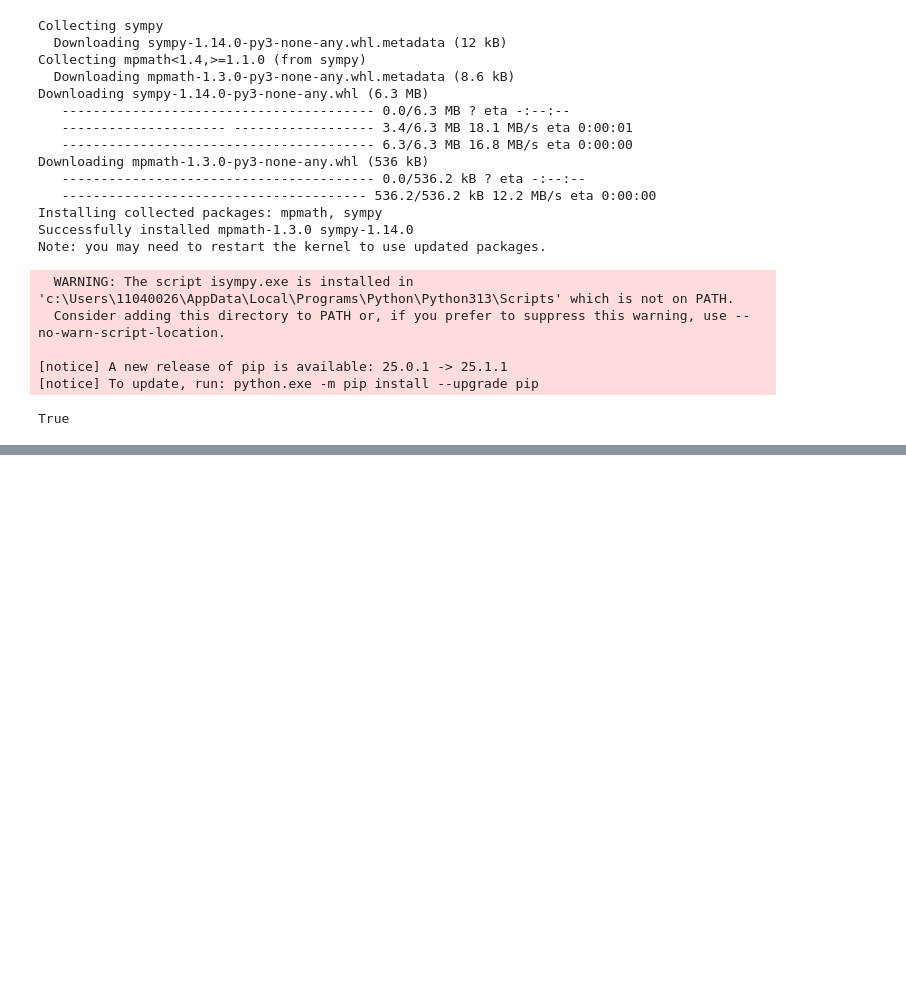
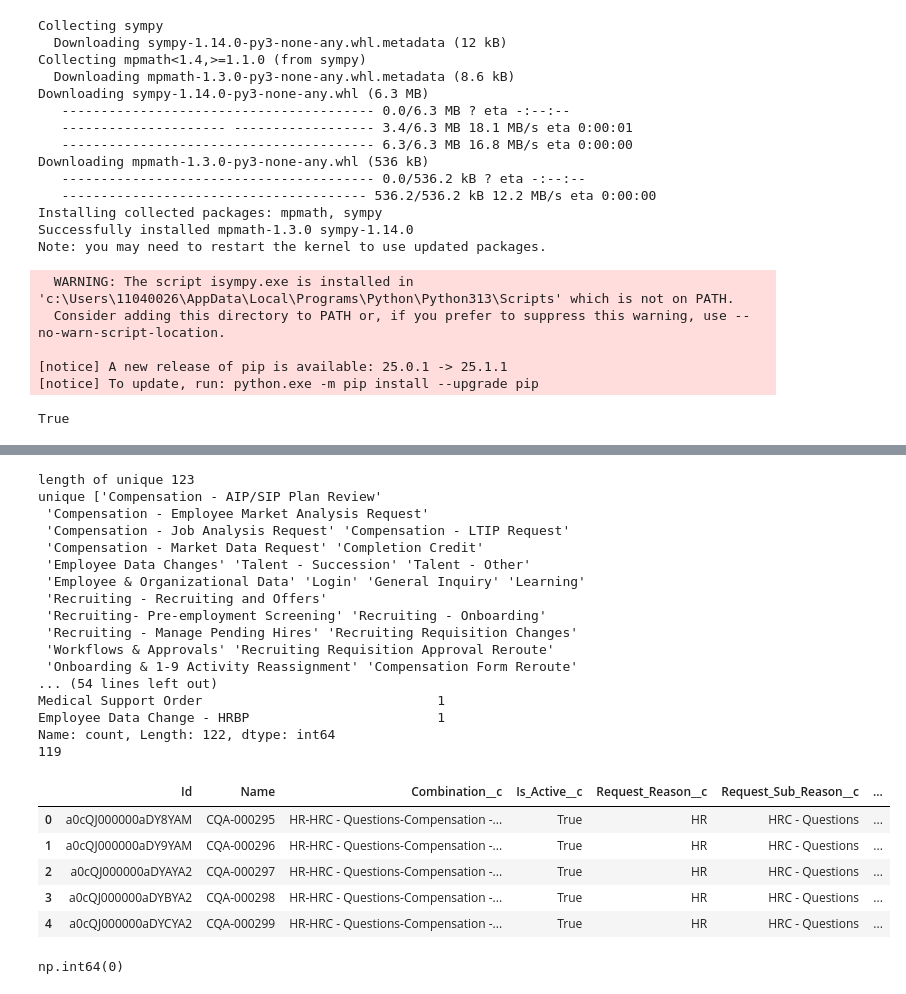
Before and after one commit to sfdxlwcSs/python-Basics, a Jupyter notebook: Basics.ipynb, the cells around one changed output, grey strips where cells are left out. Saved outputs shown, nothing was run; the diff lists cells and outputs as text; code cells hidden in the pictures; blank space fills up the shorter version.

Commit message:
python learning

```diff
--- a/Basics.ipynb
+++ b/Basics.ipynb
@@ -927,0 +924,60 @@ df3[df3['Request_Type__c'].isnull()]
+# %%
+# %pip install openpyxl
+
+import pandas as pd
+import numpy as np
+
+dfSource = pd.read_excel('Case_Queue_Assignment__c-149.xlsx', sheet_name='Sheet1')
+dfSource.head()
+RequestType=dfSource['Request_Type__c'].unique() # display unique values in column
+print('length of unique',len(RequestType)) # display count of unique values
+print('unique',dfSource['Request_Type__c'].unique()) # display unique values in column
+print('non null',dfSource['Request_Type__c'].count()) # display count of non null values
+
+print(dfSource['Request_Type__c'].value_counts()) # display count of unique values of each type
+nullVal=dfSource[dfSource['Request_Type__c'].isnull()] # display null values in column
+
+type(RequestType) # display type of unique values
+df2=pd.read_excel('Case_Queue_Assignment__c-145K.xlsx', sheet_name='Sheet1')
+df2.head()
+RequestTypedf2=df2['Request_Type__c'].unique() # display unique values in column
+print(len(RequestTypedf2)) # display count of unique values
+nullVal.head(10) # display null values in column
+# dataSource.drop(dataSource[dataSource['Request_Type__c'].isnull()].index, inplace=True) # remove null values from column
+dfSource.dropna(subset=['Request_Type__c'], inplace=True) # remove null values from column
+# dfSource.dropna(subset=['Request_Type__c'], inplace=True) # remove null values from column
+df3=pd.merge(dfSource, df2, on='Request_Type__c', how='left')
+df3.head()
+
+
+
+
+# export to excel
+# %% [output]
+length of unique 123
+unique ['Compensation - AIP/SIP Plan Review'
+ 'Compensation - Employee Market Analysis Request'
+ 'Compensation - Job Analysis Request' 'Compensation - LTIP Request'
+ 'Compensation - Market Data Request' 'Completion Credit'
+ 'Employee Data Changes' 'Talent - Succession' 'Talent - Other'
+ 'Employee & Organizational Data' 'Login' 'General Inquiry' 'Learning'
+ 'Recruiting - Recruiting and Offers'
+ 'Recruiting- Pre-employment Screening' 'Recruiting - Onboarding'
+ 'Recruiting - Manage Pending Hires' 'Recruiting Requisition Changes'
+ 'Workflows & Approvals' 'Recruiting Requisition Approval Reroute'
+ 'Onboarding & 1-9 Activity Reassignment' 'Compensation Form Reroute'
+... (54 lines left out)
+Medical Support Order                              1
+Employee Data Change - HRBP                        1
+Name: count, Length: 122, dtype: int64
+119
+|  | Id | Name | Combination__c | Is_Active__c | Request_Reason__c | Request_Sub_Reason__c | ... |
+| 0 | a0cQJ000000aDY8YAM | CQA-000295 | HR-HRC - Questions-Compensation -... | True | HR | HRC - Questions | ... |
+| 1 | a0cQJ000000aDY9YAM | CQA-000296 | HR-HRC - Questions-Compensation -... | True | HR | HRC - Questions | ... |
+| 2 | a0cQJ000000aDYAYA2 | CQA-000297 | HR-HRC - Questions-Compensation -... | True | HR | HRC - Questions | ... |
+| 3 | a0cQJ000000aDYBYA2 | CQA-000298 | HR-HRC - Questions-Compensation -... | True | HR | HRC - Questions | ... |
+| 4 | a0cQJ000000aDYCYA2 | CQA-000299 | HR-HRC - Questions-Compensation -... | True | HR | HRC - Questions | ... |
+# %%
+dfSource['Request_Type__c'].isnull().sum()
+# %% [output]
+np.int64(0)
```
Also changed, not shown: parts of 7 cells of this notebook, 8 other files.
